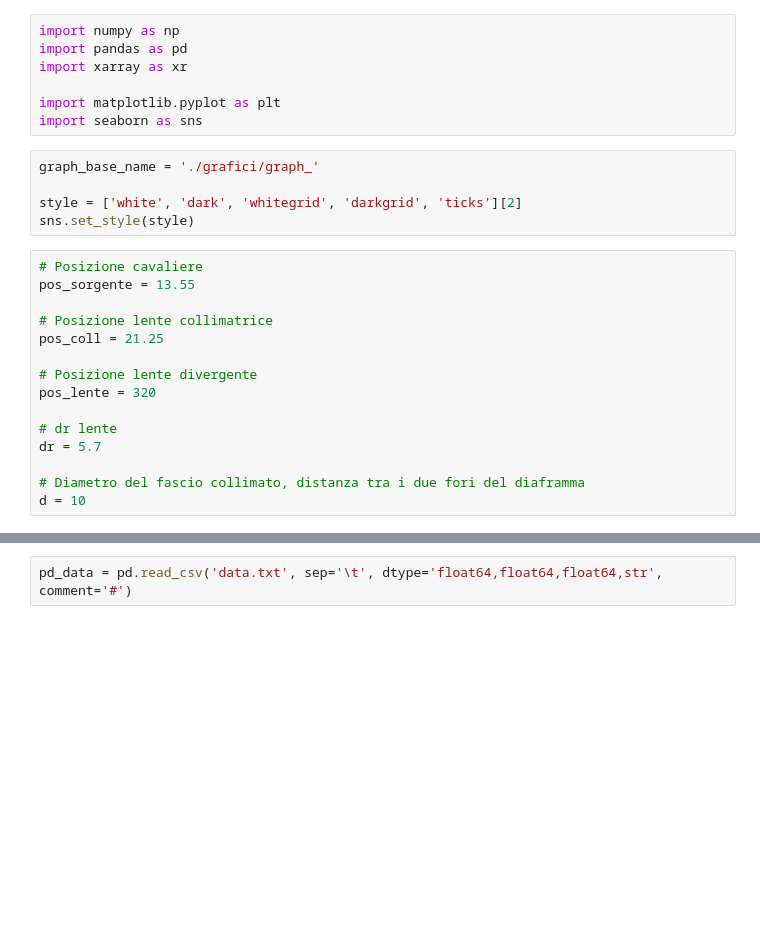
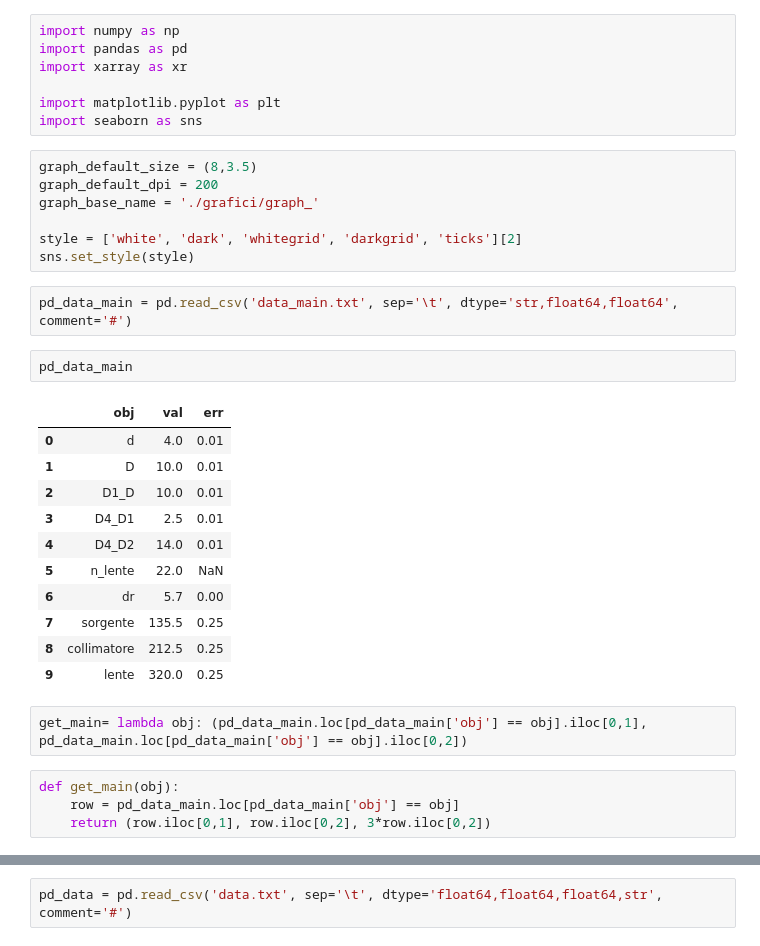
Before and after one commit to LorenzoGodi/Sperim2, a Jupyter notebook: Focale Divergente/focale_lente_divergente.ipynb, the cells around one changed output, grey strips where cells are left out. Saved outputs shown, nothing was run; the diff lists cells and outputs as text; blank space fills up the shorter version.

```diff
--- a/Focale Divergente/focale_lente_divergente.ipynb
+++ b/Focale Divergente/focale_lente_divergente.ipynb
@@ -10,22 +10,31 @@ import xarray as xr
 import matplotlib.pyplot as plt
 import seaborn as sns
 # %%
+graph_default_size = (8,3.5)
+graph_default_dpi = 200
 graph_base_name = './grafici/graph_'
 
 style = ['white', 'dark', 'whitegrid', 'darkgrid', 'ticks'][2]
 sns.set_style(style)
-# %%
-# Posizione cavaliere
-pos_sorgente = 13.55
-
-# Posizione lente collimatrice
-pos_coll = 21.25
-
-# Posizione lente divergente
-pos_lente = 320
-
-# dr lente
-dr = 5.7
-
-# Diametro del fascio collimato, distanza tra i due fori del diaframma
-d = 10
+# %%
+pd_data_main = pd.read_csv('data_main.txt', sep='\t', dtype='str,float64,float64', comment='#')
+# %%
+pd_data_main
+# %% [output]
+|  | obj | val | err |
+| 0 | d | 4.0 | 0.01 |
+| 1 | D | 10.0 | 0.01 |
+| 2 | D1_D | 10.0 | 0.01 |
+| 3 | D4_D1 | 2.5 | 0.01 |
+| 4 | D4_D2 | 14.0 | 0.01 |
+| 5 | n_lente | 22.0 | NaN |
+| 6 | dr | 5.7 | 0.00 |
+| 7 | sorgente | 135.5 | 0.25 |
+| 8 | collimatore | 212.5 | 0.25 |
+| 9 | lente | 320.0 | 0.25 |
+# %%
+get_main= lambda obj: (pd_data_main.loc[pd_data_main['obj'] == obj].iloc[0,1], pd_data_main.loc[pd_data_main['obj'] == obj].iloc[0,2])
+# %%
+def get_main(obj):
+    row = pd_data_main.loc[pd_data_main['obj'] == obj]
+    return (row.iloc[0,1], row.iloc[0,2], 3*row.iloc[0,2])
```
Also changed, not shown: parts of 11 cells of this notebook, 3 other files.
